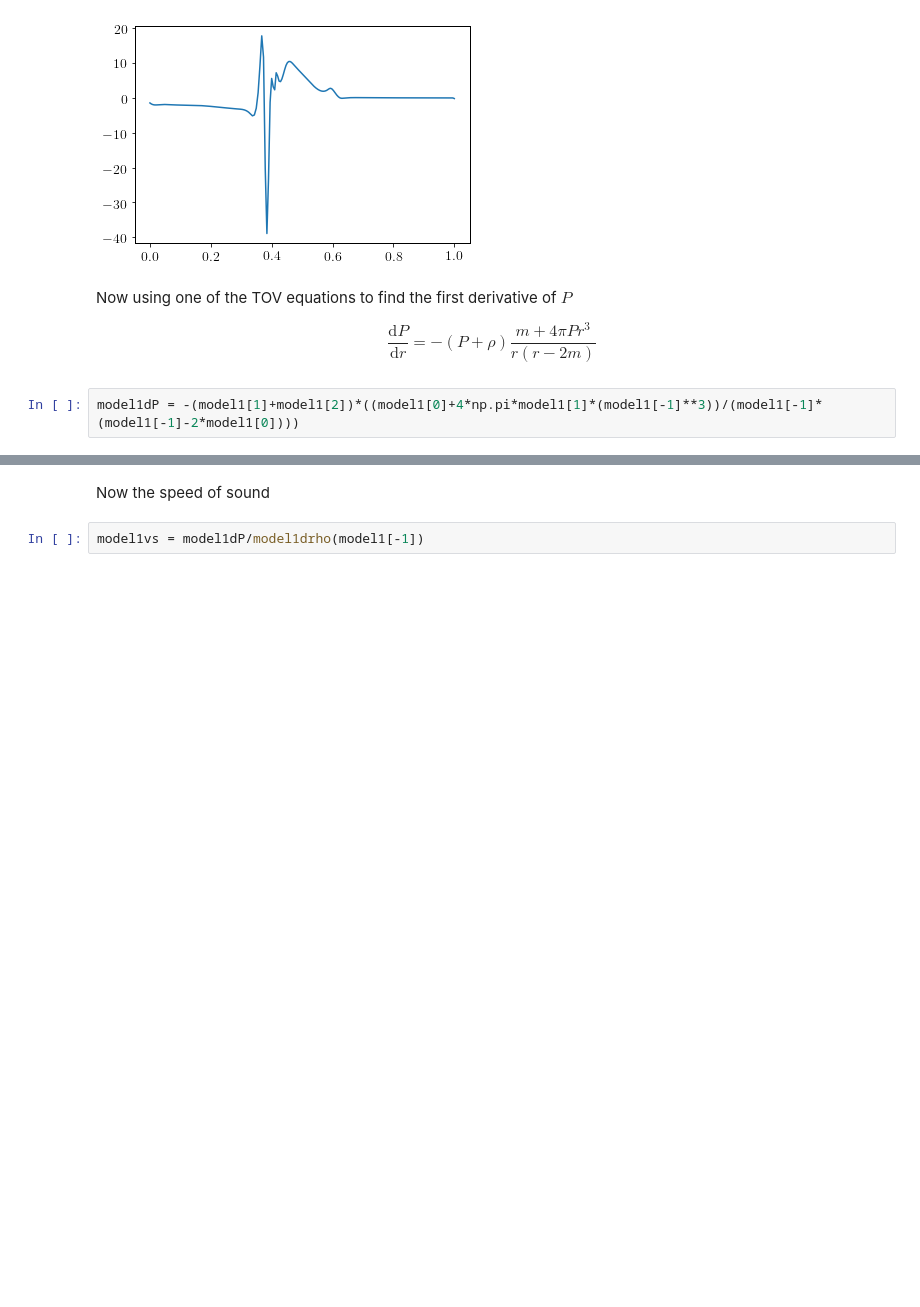
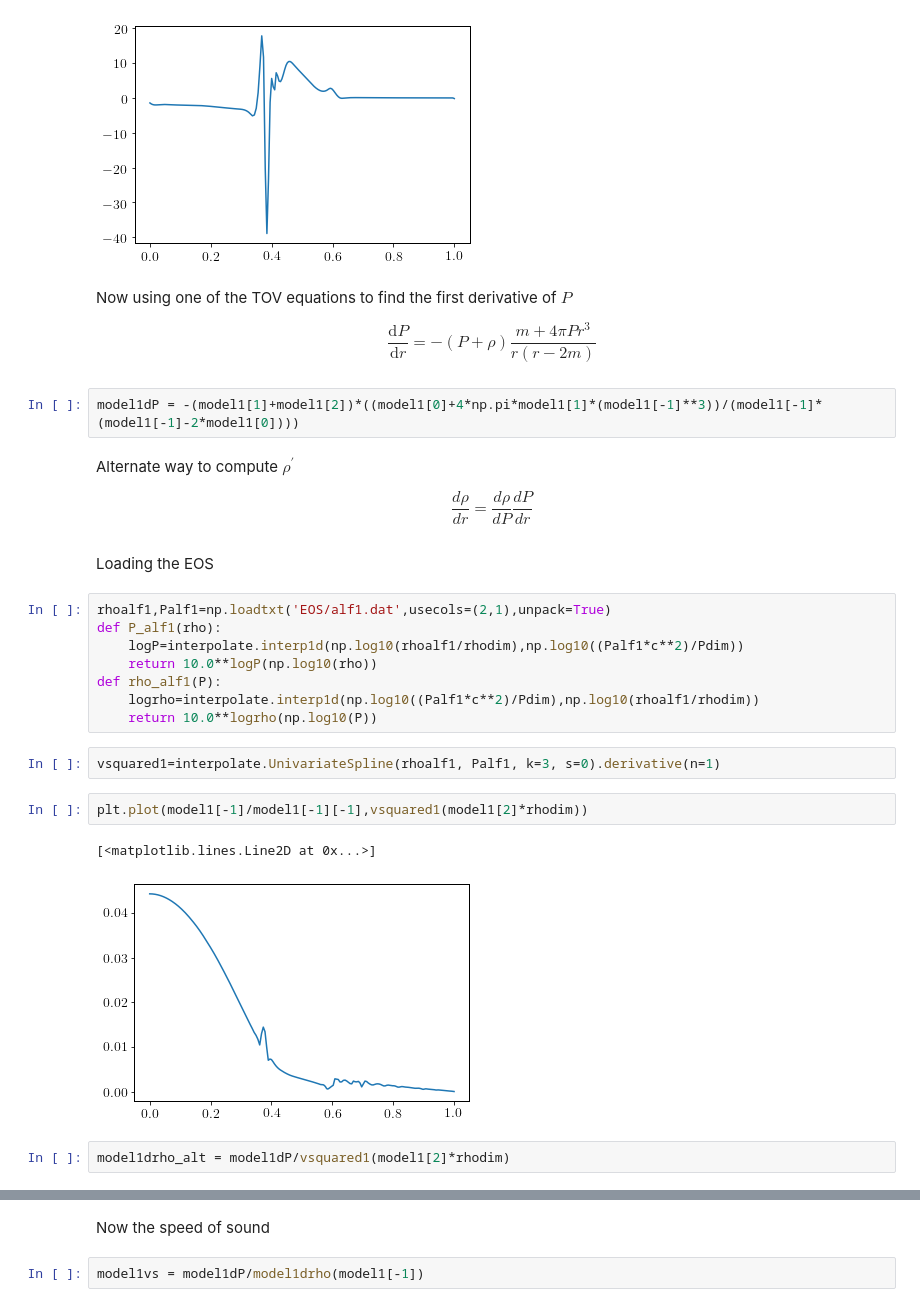
Before and after one commit to DavidRamosSal/stellar_structure, a Jupyter notebook: Cracking_stability.ipynb, the cells around one changed output, grey strips where cells are left out. Drawn from its saved outputs; the diff is of its cells as text; blank space fills up the shorter version.

```diff
--- a/Cracking_stability.ipynb
+++ b/Cracking_stability.ipynb
@@ -65,3 +65,26 @@ Now using one of the TOV equations to find the first derivative of $P$
 $$ \frac{\mathrm{d} P}{\mathrm{d} r}=-(P+\rho) \frac{m+4 \pi P r^{3}}{r(r-2 m)} $$
 # %%
 model1dP = -(model1[1]+model1[2])*((model1[0]+4*np.pi*model1[1]*(model1[-1]**3))/(model1[-1]*(model1[-1]-2*model1[0])))
+# %% [markdown]
+Alternate way to compute $\rho^{\prime}$
+
+$$ \frac{d\rho}{dr} = \frac{d\rho}{dP}\frac{dP}{dr} $$
+# %% [markdown]
+Loading the EOS
+# %%
+rhoalf1,Palf1=np.loadtxt('EOS/alf1.dat',usecols=(2,1),unpack=True)
+def P_alf1(rho):
+    logP=interpolate.interp1d(np.log10(rhoalf1/rhodim),np.log10((Palf1*c**2)/Pdim))
+    return 10.0**logP(np.log10(rho))
+def rho_alf1(P):
+    logrho=interpolate.interp1d(np.log10((Palf1*c**2)/Pdim),np.log10(rhoalf1/rhodim))
+    return 10.0**logrho(np.log10(P))
+# %%
+vsquared1=interpolate.UnivariateSpline(rhoalf1, Palf1, k=3, s=0).derivative(n=1)
+# %%
+plt.plot(model1[-1]/model1[-1][-1],vsquared1(model1[2]*rhodim))
+# %% [output]
+[<matplotlib.lines.Line2D at 0x...>]
+[figure, added]
+# %%
+model1drho_alt = model1dP/vsquared1(model1[2]*rhodim)
```
Also changed, not shown: parts of 8 cells of this notebook.
